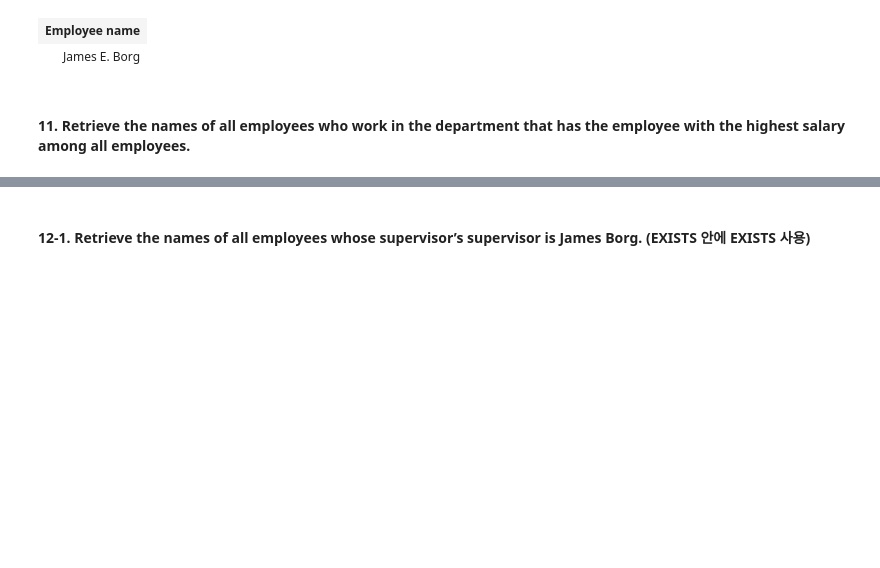
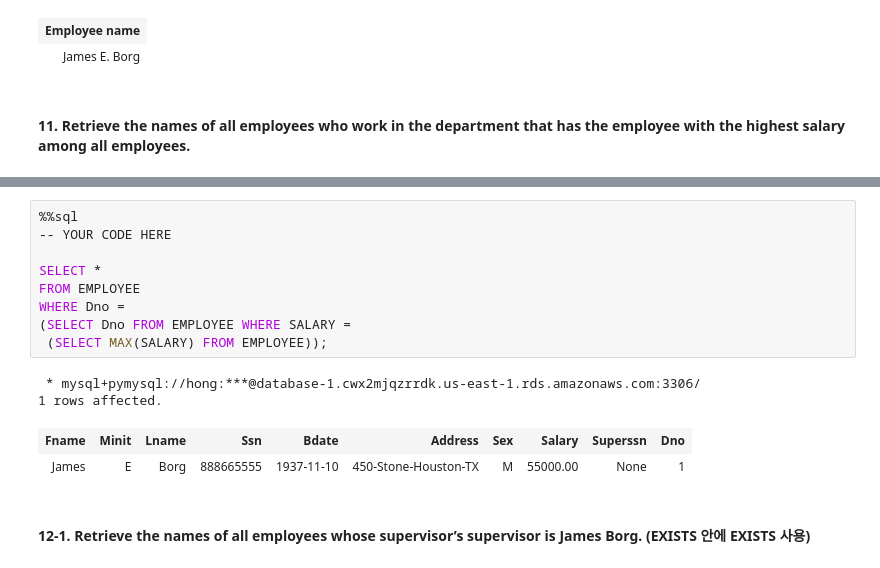
Before and after one commit to icehongsi/2020_Fall, a Jupyter notebook: Database/홍영주 - ch6-homework-2020-student.ipynb, the cells around one changed output, grey strips where cells are left out. Saved outputs shown, nothing was run; the diff lists cells and outputs as text; blank space fills up the shorter version.

```diff
--- a/Database/홍영주 - ch6-homework-2020-student.ipynb
+++ b/Database/홍영주 - ch6-homework-2020-student.ipynb
@@ -486,6 +482,20 @@ WHERE Dno =
 1 rows affected.
 | Employee name |
 | James E. Borg |
+# %%
+%%sql
+-- YOUR CODE HERE
+
+SELECT *
+FROM EMPLOYEE
+WHERE Dno =
+(SELECT Dno FROM EMPLOYEE WHERE SALARY =
+ (SELECT MAX(SALARY) FROM EMPLOYEE));
+# %% [output]
+ * mysql+pymysql://hong:***@database-1.cwx2mjqzrrdk.us-east-1.rds.amazonaws.com:3306/
+1 rows affected.
+| Fname | Minit | Lname | Ssn | Bdate | Address | Sex | Salary | Superssn | Dno |
+| James | E | Borg | 888665555 | 1937-11-10 | 450-Stone-Houston-TX | M | 55000.00 | None | 1 |
 # %% [markdown]
 #### 12-1. Retrieve the names of all employees whose supervisor’s supervisor is James Borg. (EXISTS 안에 EXISTS 사용)
 # %%
```
Also changed, not shown: parts of 7 cells of this notebook, 10 other files.
